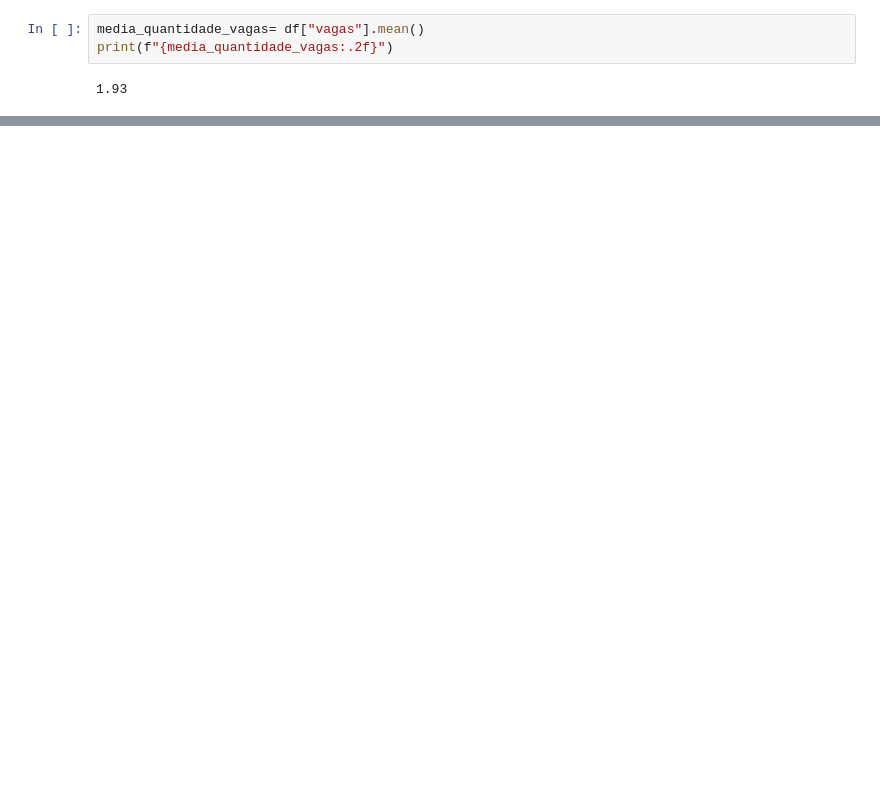
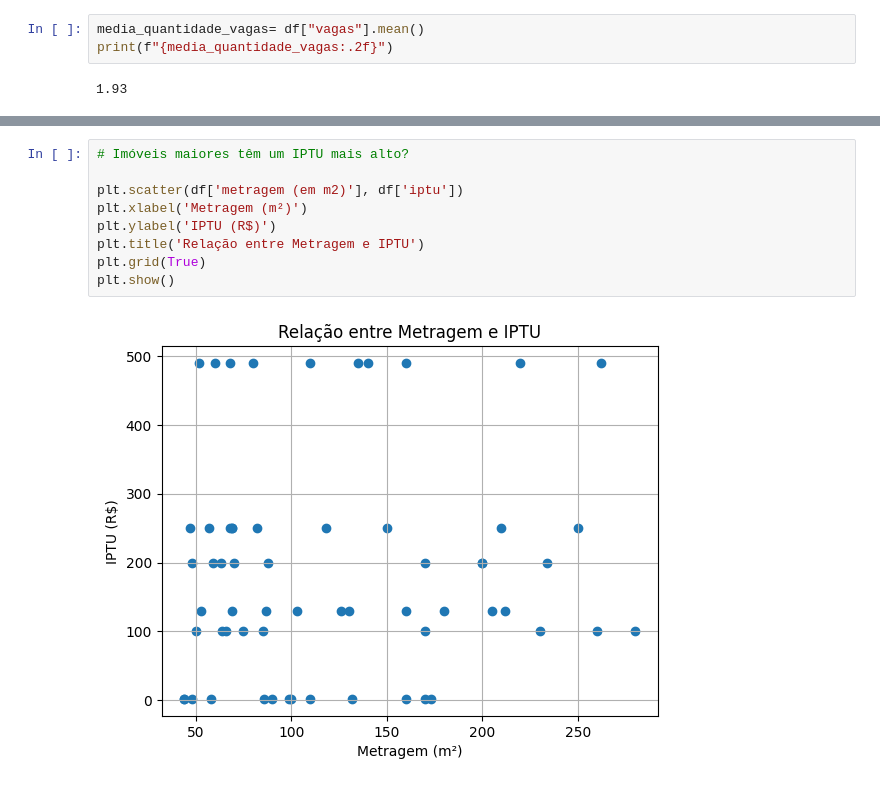
Before and after one commit to NicoliFelip/WebScraping---Viva-Real, a Jupyter notebook: analise_imoveis_tratados.ipynb, the cells around one changed output, grey strips where cells are left out. Drawn from its saved outputs; the diff is of its cells as text; blank space fills up the shorter version.

```diff
--- a/analise_imoveis_tratados.ipynb
+++ b/analise_imoveis_tratados.ipynb
@@ -30,0 +69,11 @@ TypeError: Could not convert string 'Cond. 750 • IPTU 2.000Cond. 750 • IPTU
+# %%
+# Imóveis maiores têm um IPTU mais alto?
+
+plt.scatter(df['metragem (em m2)'], df['iptu'])
+plt.xlabel('Metragem (m²)')
+plt.ylabel('IPTU (R$)')
+plt.title('Relação entre Metragem e IPTU')
+plt.grid(True)
+plt.show()
+# %% [output]
+[figure, added]
```
Also changed, not shown: parts of 9 cells of this notebook, 2 other files.
